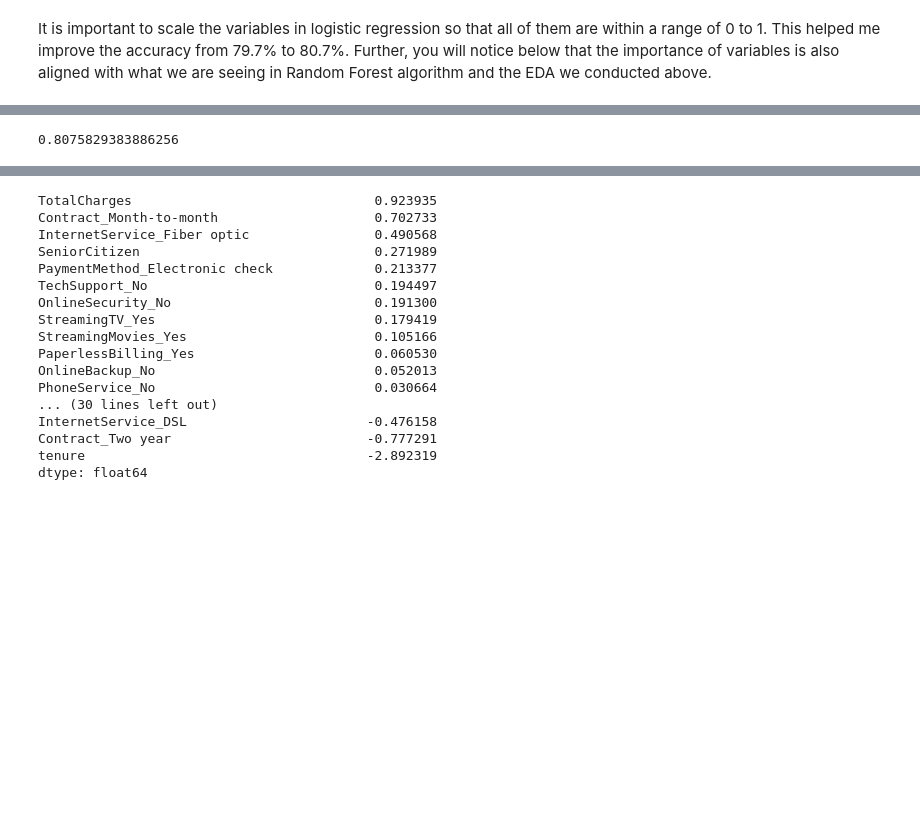
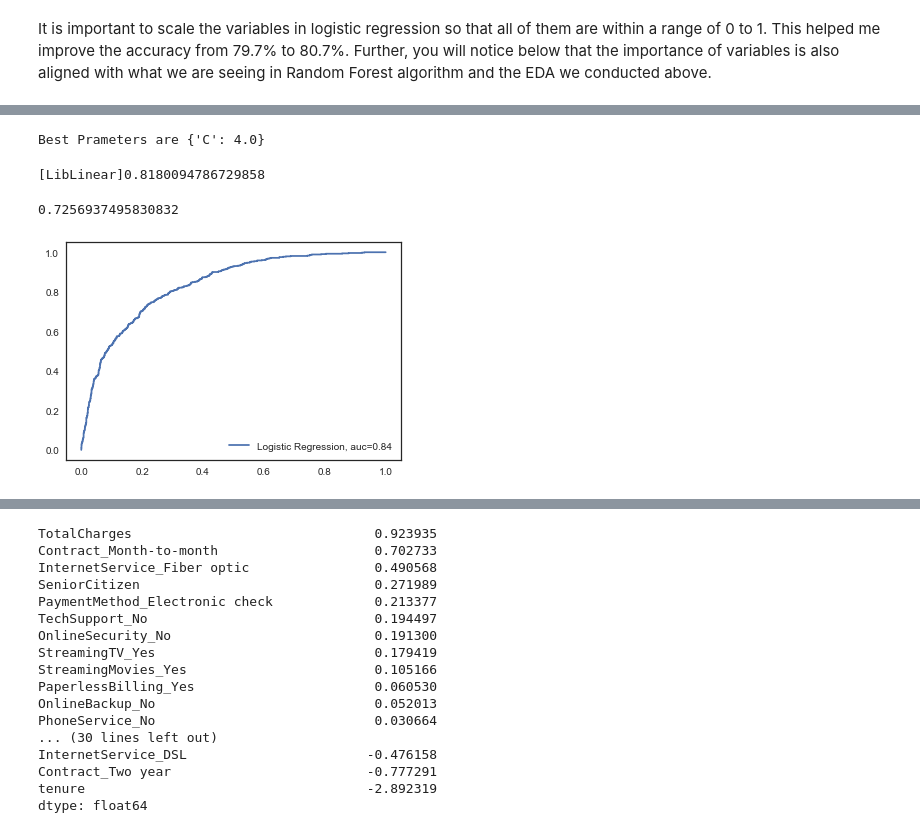
Before and after one commit to bandiatindra/Telecom_Churn_Prediction-, a Jupyter notebook: Telecom Churn Prediction.ipynb, the cells around one changed output, grey strips where cells are left out. Cells and saved outputs as stored; diff of their text form; code cells hidden in the pictures; blank space fills up the shorter version.

```diff
--- a/Telecom Churn Prediction.ipynb
+++ b/Telecom Churn Prediction.ipynb
@@ -473,0 +515,8 @@ X_train, X_test, y_train, y_test = train_test_split(X, y, test_size=0.3, random_
+# %%
+from sklearn.linear_model import LogisticRegression
+parameters = {
+    'C': np.linspace(1, 10, 10)
+             }
+lr = LogisticRegression()
+clf = GridSearchCV(lr, parameters, cv=5, verbose=5, n_jobs=3)
+clf.fit(X_train, y_train)
@@ -474,12 +537,29 @@ X_train, X_test, y_train, y_test = train_test_split(X, y, test_size=0.3, random_
+# %%
+print ('Best Prameters are', clf.best_params_)
+# %% [output]
+Best Prameters are {'C': 4.0}
 # %%
 # Running logistic regression model
 from sklearn.linear_model import LogisticRegression
-model = LogisticRegression()
+from sklearn import metrics
+model = LogisticRegression(C=4,penalty='l1', verbose=5)
 result = model.fit(X_train, y_train)
+
+prediction_test = model.predict(X_test)
+# Print the prediction accuracy
+print (metrics.accuracy_score(y_test, prediction_test))
+# %% [output]
+[LibLinear]0.8180094786729858
-# %%
-from sklearn import metrics
-prediction_test = model.predict(X_test)
-# Print the prediction accuracy
-print (metrics.accuracy_score(y_test, prediction_test))
-# %% [output]
-0.8075829383886256
+# %%
+roc_auc_score(y_test,prediction_test)
+# %% [output]
+0.7256937495830832
+# %%
+y_pred_proba = clf.predict_proba(X_test)[::,1]
+fpr, tpr, _ = metrics.roc_curve(y_test,  y_pred_proba)
+auc = metrics.roc_auc_score(y_test, y_pred_proba)
+plt.plot(fpr,tpr,label="Logistic Regression, auc="+str(round(auc,2)))
+plt.legend(loc=4)
+plt.show()
+# %% [output]
+[figure, added]
```
Also changed, not shown: parts of 38 cells of this notebook.
